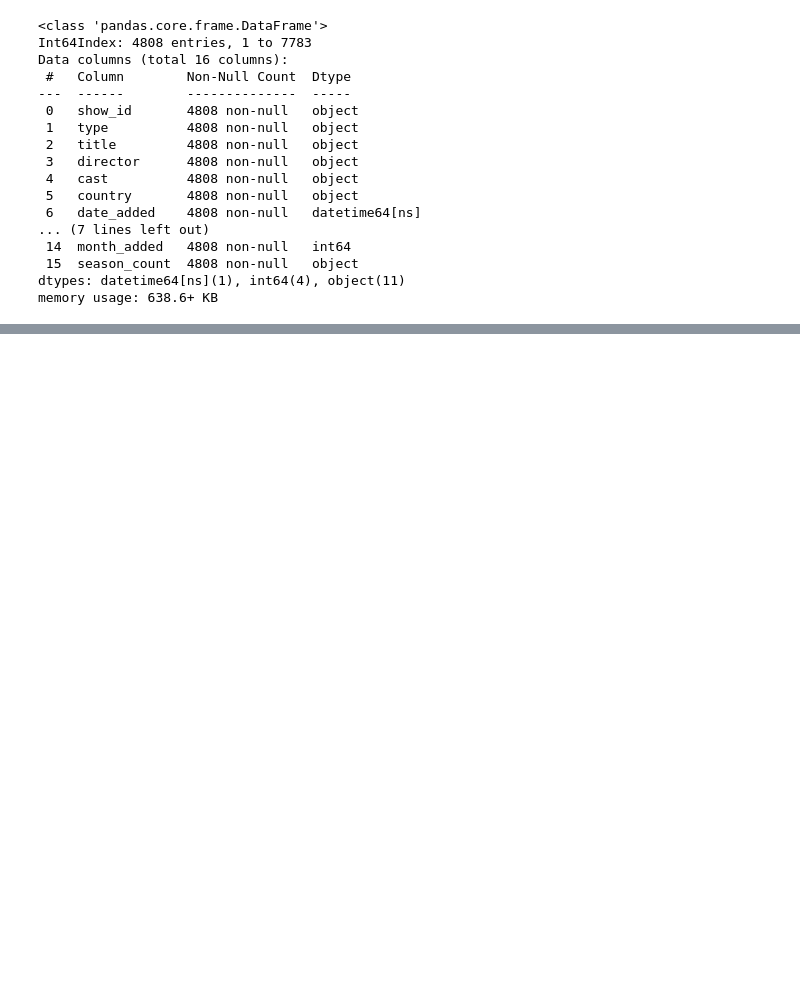
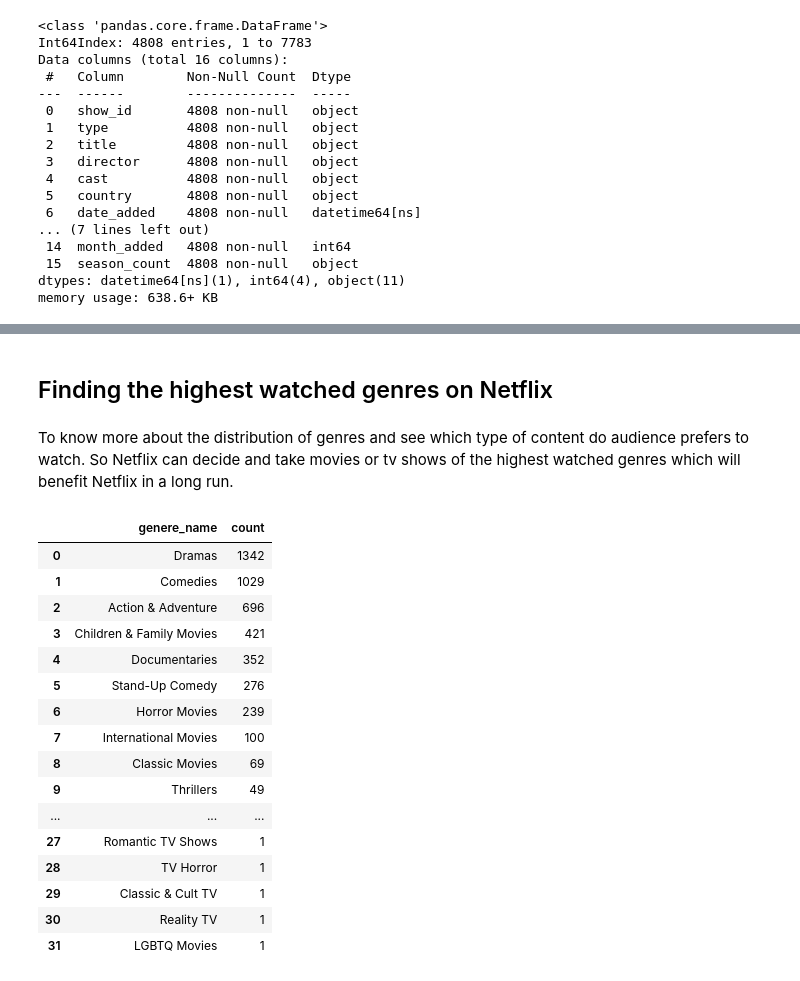
Before and after one commit to Sara19598/Clustering-Analysis-on-Movies-TV-shows-Unsupervised-ML, a Jupyter notebook: NETFLIX_MOVIES_AND_TV_SHOWS_CLUSTERING.ipynb, the cells around one changed output, grey strips where cells are left out. Cells and saved outputs as stored; diff of their text form; code cells hidden in the pictures; blank space fills up the shorter version.

```diff
--- a/NETFLIX_MOVIES_AND_TV_SHOWS_CLUSTERING.ipynb
+++ b/NETFLIX_MOVIES_AND_TV_SHOWS_CLUSTERING.ipynb
@@ -253,0 +313,27 @@ memory usage: 638.6+ KB
+# %% [markdown]
+## Finding the highest watched genres on Netflix
+# %% [markdown]
+To know more about the distribution of genres and see which type of content do audience prefers to watch. So Netflix can decide and take movies or tv shows of the highest watched genres which will benefit Netflix in a long run.
+# %%
+genere_name= nf['genere'].value_counts().reset_index()
+genere_name.rename(columns={'index' : 'genere_name'}, inplace= True)
+genere_name.rename(columns={'genere' : 'count'}, inplace= True)
+genere_name
+# %% [output]
+|  | genere_name | count |
+| 0 | Dramas | 1342 |
+| 1 | Comedies | 1029 |
+| 2 | Action & Adventure | 696 |
+| 3 | Children & Family Movies | 421 |
+| 4 | Documentaries | 352 |
+| 5 | Stand-Up Comedy | 276 |
+| 6 | Horror Movies | 239 |
+| 7 | International Movies | 100 |
+| 8 | Classic Movies | 69 |
+| 9 | Thrillers | 49 |
+| ... | ... | ... |
+| 27 | Romantic TV Shows | 1 |
+| 28 | TV Horror | 1 |
+| 29 | Classic & Cult TV | 1 |
+| 30 | Reality TV | 1 |
+| 31 | LGBTQ Movies | 1 |
```
Also changed, not shown: parts of 18 cells of this notebook.
